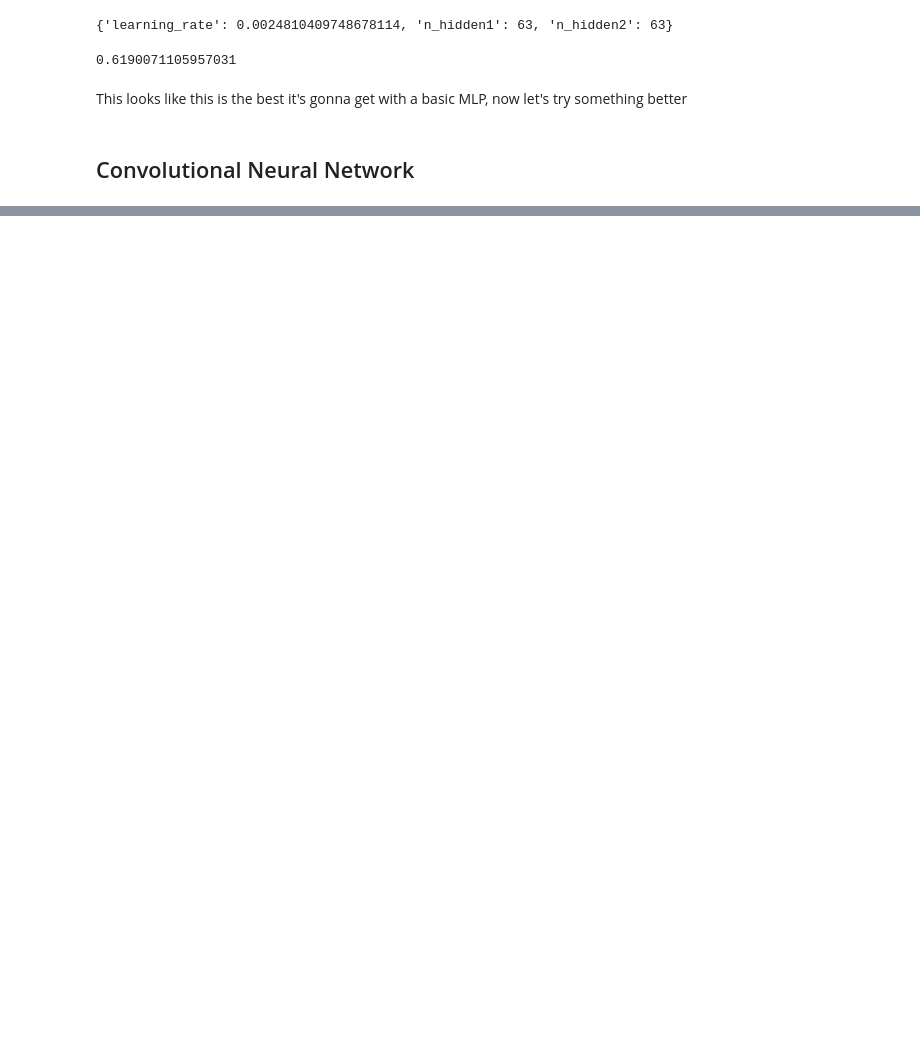
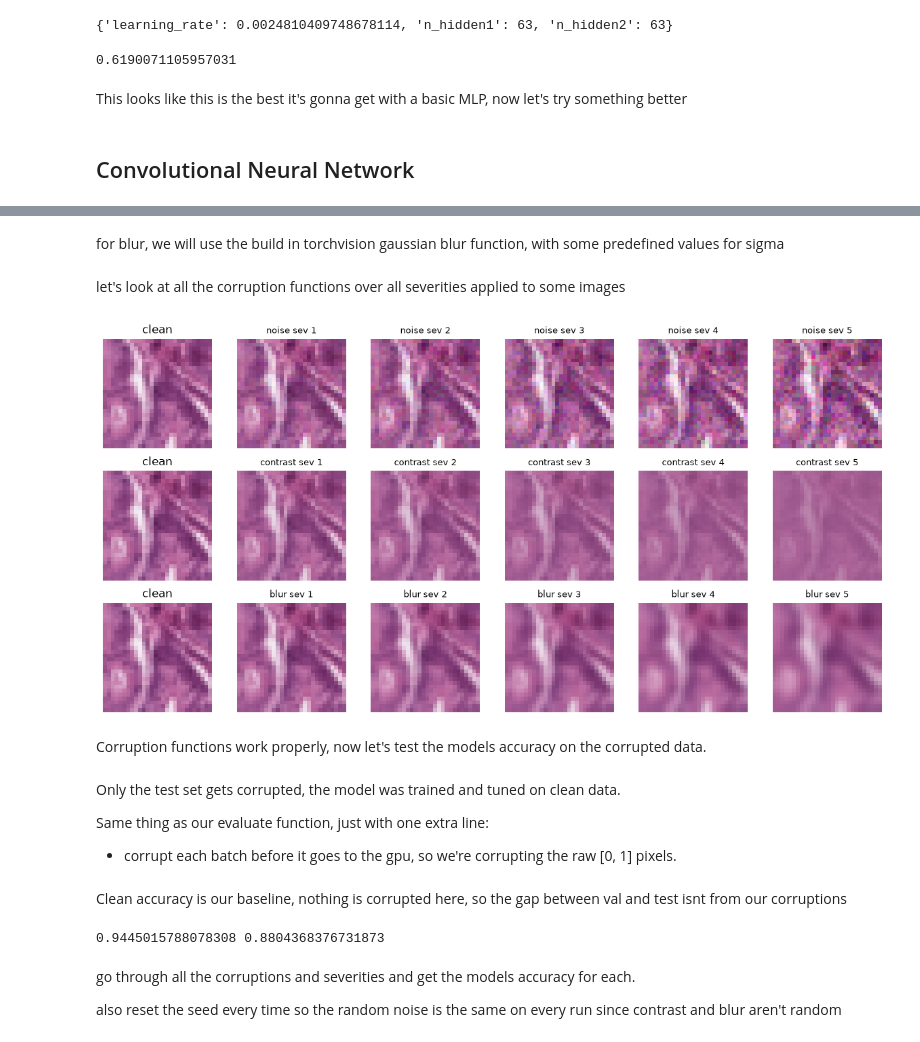
Before and after one commit to zainbabar/pathshift, a Jupyter notebook: prototype.ipynb, the cells around one changed output, grey strips where cells are left out. Cells and saved outputs as stored; diff of their text form; code cells hidden in the pictures; blank space fills up the shorter version.

Commit message:
closed out project, finished cnn train/eval, corruption eval, and readme

```diff
--- a/prototype.ipynb
+++ b/prototype.ipynb
@@ -337,0 +314,4 @@ This looks like this is the best it's gonna get with a basic MLP, now let's try
+# %%
+def sev_dist(severity):
+    vals = [0.02, 0.03, 0.04, 0.05, 0.06] # mapping of values for adjustable severity (1-5)
+    return vals[severity - 1]
@@ -337,0 +321,3 @@ This looks like this is the best it's gonna get with a basic MLP, now let's try
+# %%
+def add_noise(images, severity): # clamp the output so the pixel intensities don't go out of our range
+    return (images + (sev_dist(severity) * torch.randn_like(images))).clamp(0, 1)
@@ -337,0 +328,53 @@ This looks like this is the best it's gonna get with a basic MLP, now let's try
+# %%
+def reduce_contrast(images, severity):
+    mean = images.mean(dim=(2,3),  keepdim=True) # take the mean of of dims 2 and 3 (height/width pixels) per channel
+    # the shape of mean is (n, 3, 1, 1)
+    # now we have the means per channel per image for all the images
+    # subtracting this from the images tensor would subtract the mean from dims 2 and 3
+    images = mean + (1 - 0.15 * severity) * (images - mean)
+    return images
+# %% [markdown]
+for blur, we will use the build in torchvision gaussian blur function, with some predefined values for sigma
+# %%
+def blur(images, severity):
+    sigmas = [0.4, 0.5, 0.6, 0.8, 1.0]
+    blur = T.GaussianBlur(kernel_size=(2 * severity + 1, 2 * severity + 1), sigma=sigmas[severity - 1])
+    return blur(images)
+# %% [markdown]
+let's look at all the corruption functions over all severities applied to some images
+# %%
+import matplotlib.pyplot as plt
+
+def show_corruptions(image, corruption_fns, severities=range(1, 6)):
+    batch = image.unsqueeze(0)  # add a batch dim of 1, since its cur a single image & corruption fn expect batch
+    fig, axes = plt.subplots(
+        len(corruption_fns), len(severities) + 1,
+        figsize=(2 * (len(severities) + 1), 2 * len(corruption_fns)),
+    )
+    for row, (name, fn) in enumerate(corruption_fns.items()):
+        axes[row, 0].imshow(image.permute(1, 2, 0).cpu().numpy())
+        axes[row, 0].set_title('clean')
+        axes[row, 0].axis('off')
+        for col, severity in enumerate(severities, start=1):
+            corrupted = fn(batch, severity)[0].clamp(0, 1)
+            axes[row, col].imshow(corrupted.permute(1, 2, 0).cpu().numpy())
+            axes[row, col].set_title(f'{name} sev {severity}', fontsize=9)
+            axes[row, col].axis('off')
+    plt.tight_layout()
+    plt.show()
+
+sample_image = X_test[0]
+show_corruptions(sample_image, {
+    'noise': add_noise,
+    'contrast': reduce_contrast,
+    'blur': blur,
+})
+# %% [output]
+[figure, added]
+# %% [markdown]
+Corruption functions work properly, now let's test the models accuracy on the corrupted data.
+# %% [markdown]
+Only the test set gets corrupted, the model was trained and tuned on clean data.
+
+Same thing as our evaluate function, just with one extra line:
+- corrupt each batch before it goes to the gpu, so we're corrupting the raw [0, 1] pixels.
@@ -337,0 +394,12 @@ This looks like this is the best it's gonna get with a basic MLP, now let's try
+# %% [markdown]
+Clean accuracy is our baseline, nothing is corrupted here, so the gap between val and test isnt from our corruptions
+# %%
+clean_val = evaluate(model, val_loader, accuracy).item()
+clean_test = evaluate(model, test_loader, accuracy).item()
+print(clean_val, clean_test)
+# %% [output]
+0.9445015788078308 0.8804368376731873
+# %% [markdown]
+go through all the corruptions and severities and get the models accuracy for each.
+
+also reset the seed every time so the random noise is the same on every run since contrast and blur aren't random
```
Also changed, not shown: parts of 20 cells of this notebook, 12 other files.
